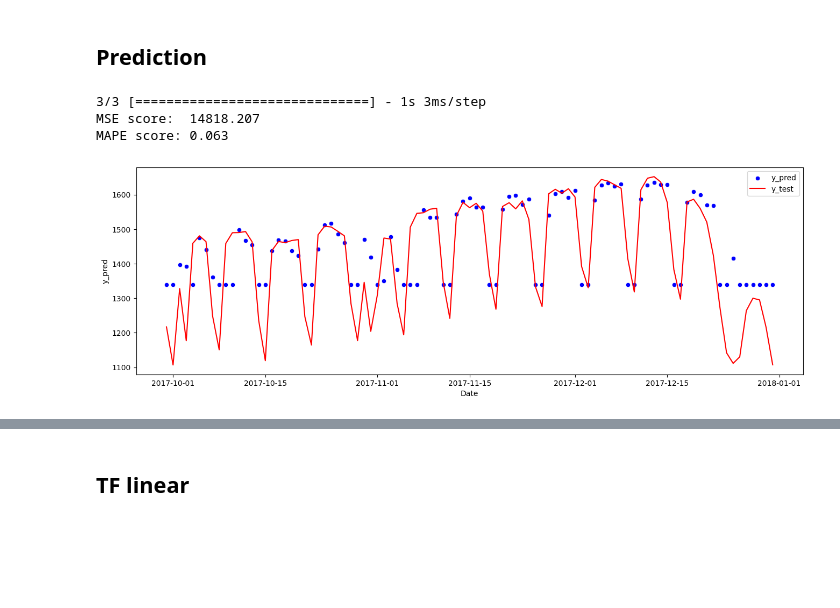
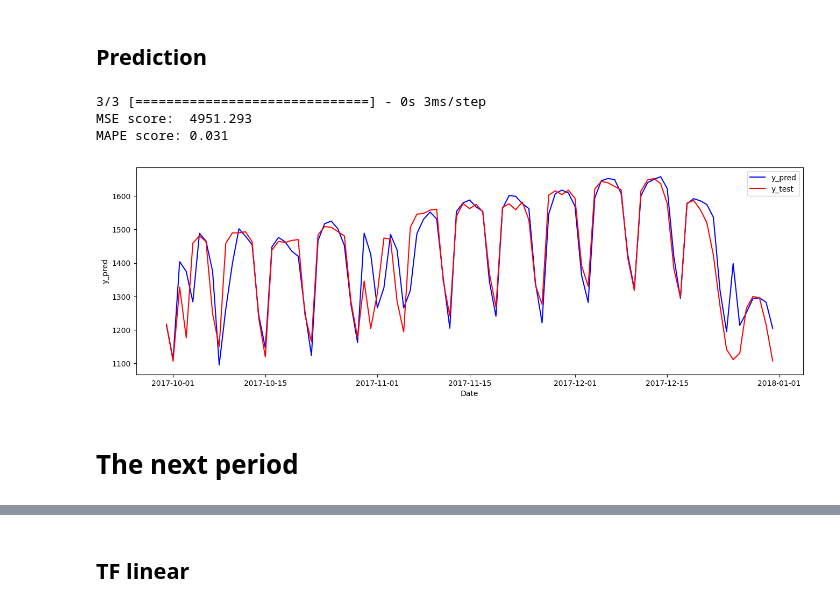
Before and after one commit to Alex1iv/Power_consumption_prediction, a Jupyter notebook: notebooks/power_consumption.ipynb, the cells around one changed output, grey strips where cells are left out. Drawn from its saved outputs; the diff is of its cells as text; code cells hidden in the pictures; blank space fills up the shorter version.

Commit message:
upd model

```diff
--- a/notebooks/power_consumption.ipynb
+++ b/notebooks/power_consumption.ipynb
@@ -305,20 +324,20 @@ plot_history_regr(history=history, model_name=model.name)
 ## Prediction
 # %%
 # Loanding saved model
-model1 = tf.keras.models.load_model(os.path.join(path_models, 'model_LSTM.hdf5'))
+model1 = tf.keras.models.load_model(os.path.join(path_models, 'model_LSTM.hdf5'))#'LSTM_model.hdf5'
 
 y_pred = model1.predict(X_test)#.squeeze()
 #print('y_pred', y_pred.shape,'\ny_test', y_test.shape)
 
 scaler = joblib.load(os.path.join(config.path_models, 'scaler.gz'))
 
-y_pred_inverse = pd.Series(standardScaler.inverse_transform(y_pred.squeeze())[:,0], name='y_pred', index=X.index[-y_test.shape[0]:])#.ravel()
+y_pred_inverse = pd.Series(standardScaler.inverse_transform(y_pred)[:,0], name='y_pred', index=X.index[-y_test.shape[0]:])#.ravel()
 y_test_inverse = pd.Series(standardScaler.inverse_transform(y_test).squeeze(), name='y_test', index=X.index[-y_test.shape[0]:])#standardScaler.inverse_transform(np.expand_dims(y_test,axis=1))
 #print('y_pred', y_pred_inverse.shape,'\ny_test', y_test_inverse.shape)
 
 print('MSE score:  {:.3f}'.format(mean_squared_error(y_pred_inverse, y_test_inverse)))
 print('MAPE score: {:.3f}'.format(mean_absolute_percentage_error(y_pred_inverse, y_test_inverse)))
 # %% [output]
-3/3 [==============================] - 1s 3ms/step
-MSE score:  14818.207
-MAPE score: 0.063
+3/3 [==============================] - 0s 3ms/step
+MSE score:  4951.293
+MAPE score: 0.031
@@ -340,9 +344,11 @@ MAPE score: 0.063
 # %%
 indexes = X.index[-y_test_inverse.shape[0]:]
 length = X_test.shape[0]
 
 plt.figure(figsize=(16,5))
-sns.scatterplot(y_pred_inverse, c='b', label='y_pred');
-sns.lineplot(y_test_inverse,    c='r', label='y_test');
+sns.lineplot(y_pred_inverse, c='b', label='y_pred');
+sns.lineplot(y_test_inverse, c='r', label='y_test');
 # %% [output]
-[figure, old version]
+[figure, new version]
+# %% [markdown]
+# The next period
```
Also changed, not shown: parts of 5 cells of this notebook, 2 other files.
